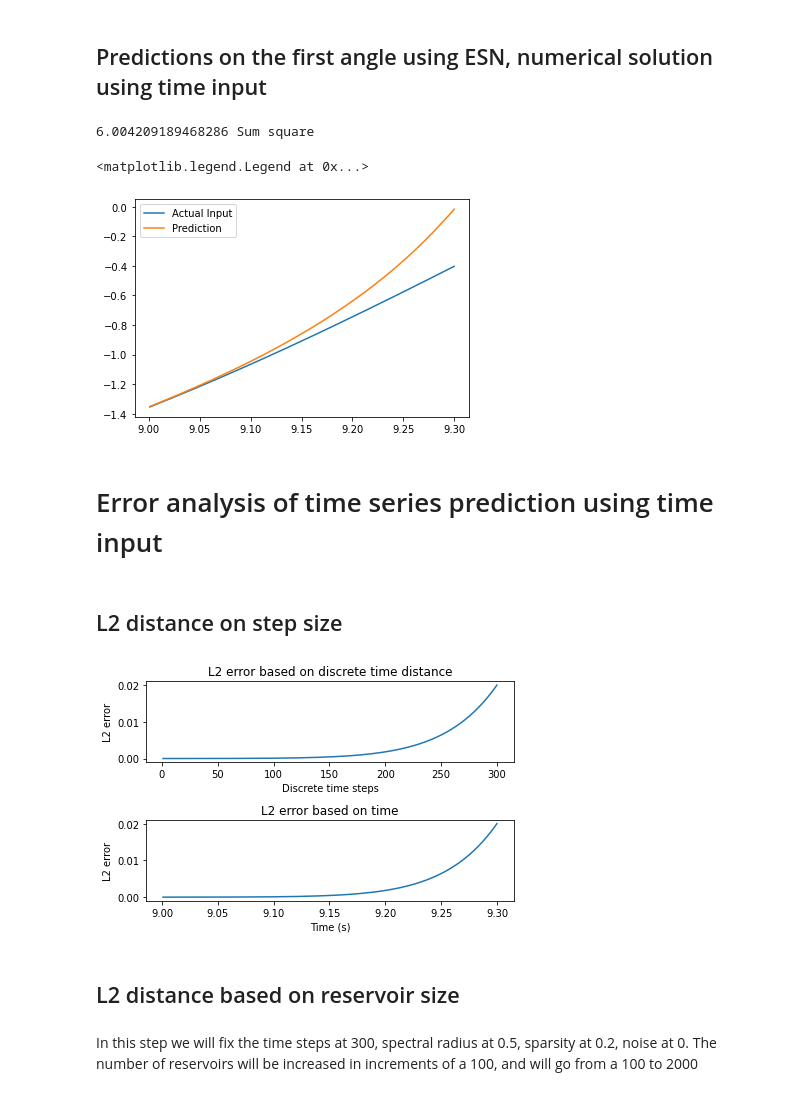
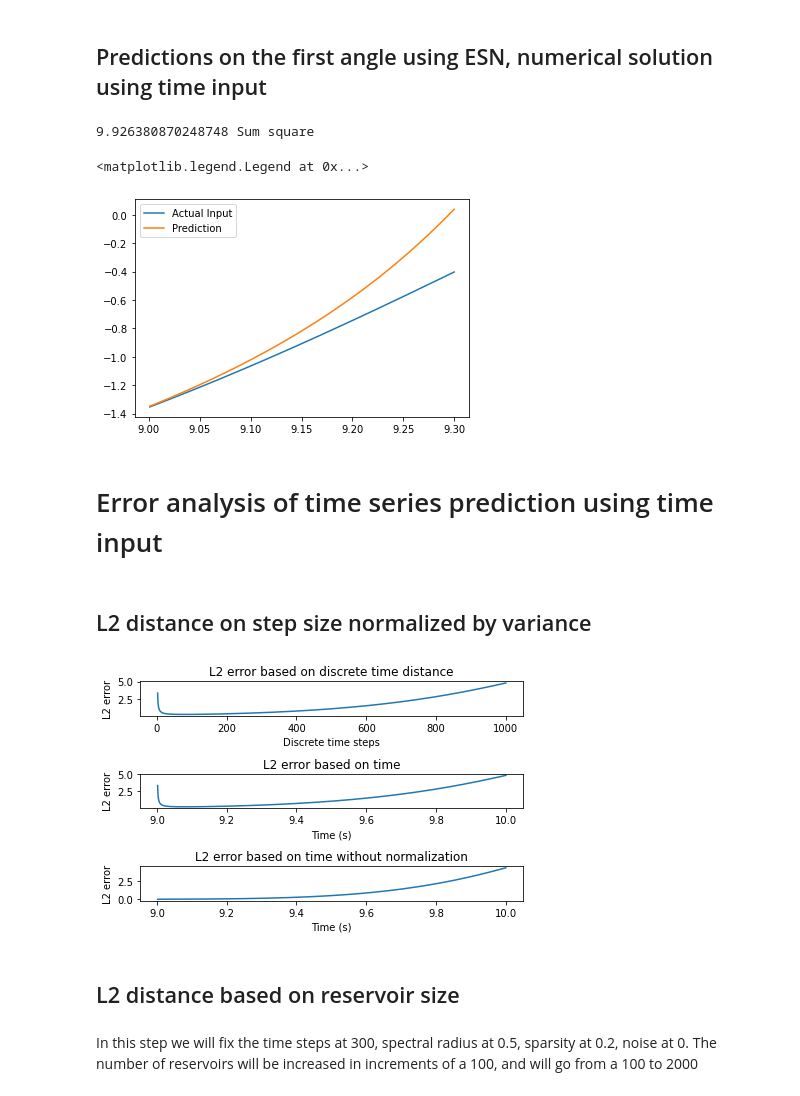
Before and after one commit to JustinZal/PendulumNN, a Jupyter notebook: Coupled Pendulums prediction.ipynb, the cells around one changed output. Cells and saved outputs as stored; diff of their text form; code cells hidden in the pictures.

```diff
--- a/Coupled Pendulums prediction.ipynb
+++ b/Coupled Pendulums prediction.ipynb
@@ -89,0 +94,11 @@ axs[2].plot(t, angle1, t, angle2)
+# %%
+standard_deviations = []
+
+for i in range(2, len(t)):
+    standard_deviations.append(t[:i].std())
+
+
+plt.plot(range(2, len(t)), standard_deviations)
+plt.title('Standard deviation based on number of samples')
+plt.xlabel('Number of samples')
+plt.ylabel('STD')
@@ -90,7 +108,27 @@ axs[2].plot(t, angle1, t, angle2)
 # %% [markdown]
 ## Predictions on the first angle using ESN, numerical solution using time input
 # %%
-esn = getESN(1, 2000, 0.5, 0.2, 0, False)
+# Selected experimentally
+
+global_reservoir_size = 2000
+global_spectral_radius = 0.5
+global_sparsity = 0.35
+global_noise = 0
+global_teacher_forcing = False
+
+best_iterations = 3
+
+def get_global_esn():
+    return getESN(
+        1,
+        global_reservoir_size,
+        global_spectral_radius,
+        global_sparsity,
+        global_noise,
+        global_teacher_forcing
+    )
+
+esn = get_global_esn()
 
 cutoff = int(len(t) * 0.9)
 
@@ -99,49 +137,62 @@ y_train = angle1[:cutoff]
 t_test = t[cutoff:]
 y_test = angle1[cutoff:]
 
-N = 300
+N_samples = 300
 weights = esn.fit(t_train, y_train)
 pred = esn.predict(t_test[:N], True)[:, 0]
 
-print(((pred - y_test[:N]) ** 2).sum(), 'Sum square')
+print(((pred - y_test[:N_samples]) ** 2).sum(), 'Sum square')
 
-plt.plot(t_test[:N], y_test[:N], t_test[:N], pred)
+plt.plot(t_test[:N_samples], y_test[:N_samples], t_test[:N_samples], pred)
 plt.legend(['Actual Input', 'Prediction'])
 # %% [output]
-6.004209189468286 Sum square
+9.926380870248748 Sum square
 <matplotlib.legend.Legend at 0x...>
-[figure, old version]
+[figure, new version]
 # %% [markdown]
 # Error analysis of time series prediction using time input
 # %% [markdown]
-## L2 distance on step size
+## L2 distance on step size normalized by variance
 # %%
 errs = []
-
+non_normalized_err = []
 pred = esn.predict(t_test)[:, 0]
 
-for i in range(1, N + 1):
-    errs.append(((pred[:i] - y_test[:i]) ** 2).mean())
+N_reservoir_size_samples = 1000
 
-fig, ax = plt.subplots(2)
+for i in range(2, N_reservoir_size_samples + 1):
+    ground_truth = y_test[:i]
+    error = np.abs(pred[:i] - ground_truth).mean()
 
-ax[0].plot(list(range(1, N + 1)), errs)
+    local_error = error / ground_truth.std()
+
+    errs.append(local_error)
+    non_normalized_err.append(error)
+
+fig, ax = plt.subplots(3)
+
+ax[0].plot(list(range(2, N_reservoir_size_samples + 1)), errs)
 ax[0].set_title('L2 error based on discrete time distance')
 ax[0].set_xlabel('Discrete time steps')
 ax[0].set_ylabel('L2 error')
 
-ax[1].plot(t_test[:N], errs)
+ax[1].plot(t_test[1:N_reservoir_size_samples], errs)
 ax[1].set_title('L2 error based on time')
 ax[1].set_xlabel('Time (s)')
 ax[1].set_ylabel('L2 error')
 
-#TODO: Normalize WRT to std of time series (L2(prediction, ground_truth).mean()) / variance(ground_truth)
+ax[2].plot(t_test[1:N_reservoir_size_samples], non_normalized_err)
+ax[2].set_title('L2 error based on time without normalization')
+ax[2].set_xlabel('Time (s)')
+ax[2].set_ylabel('L2 error')
 
 fig.tight_layout()
+
+#It's possible that variance in data grows exponentially
 # %% [output]
-[figure, old version]
+[figure, new version]
-# %% [markdown]
-## L2 distance based on reservoir size
+# %% [markdown]
+## L2 distance based on reservoir size
 # %% [markdown]
 In this step we will fix the time steps at 300, spectral radius at 0.5, sparsity at 0.2, noise at 0. The number of reservoirs will be increased in increments of a 100, and will go from a 100 to 2000
 # %%
```
Also changed, not shown: parts of 10 cells of this notebook.
